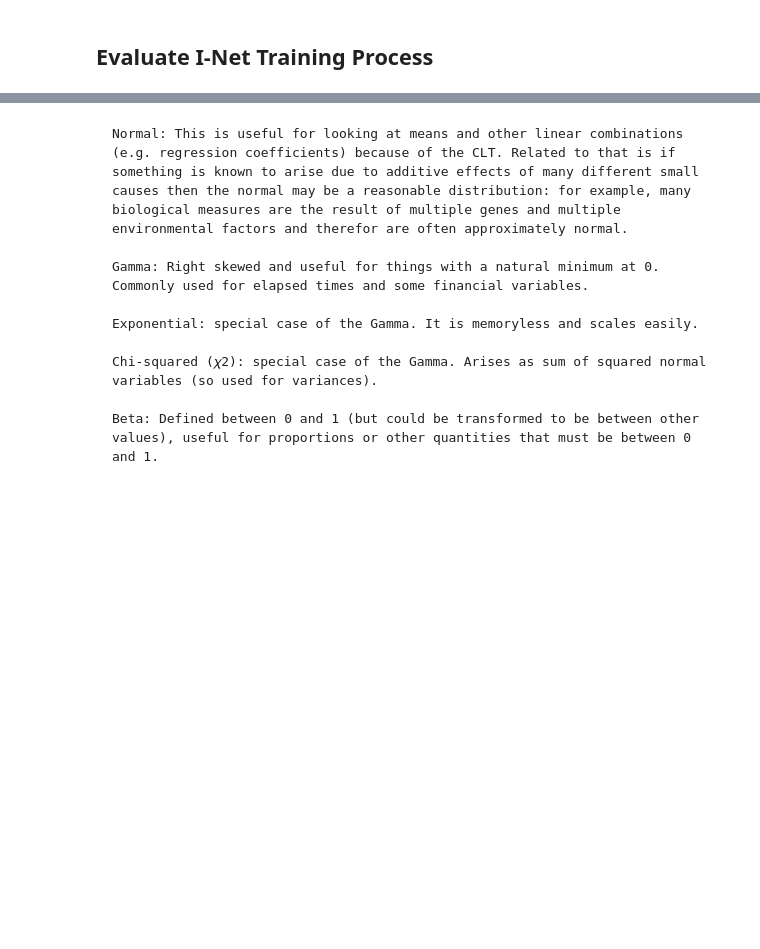
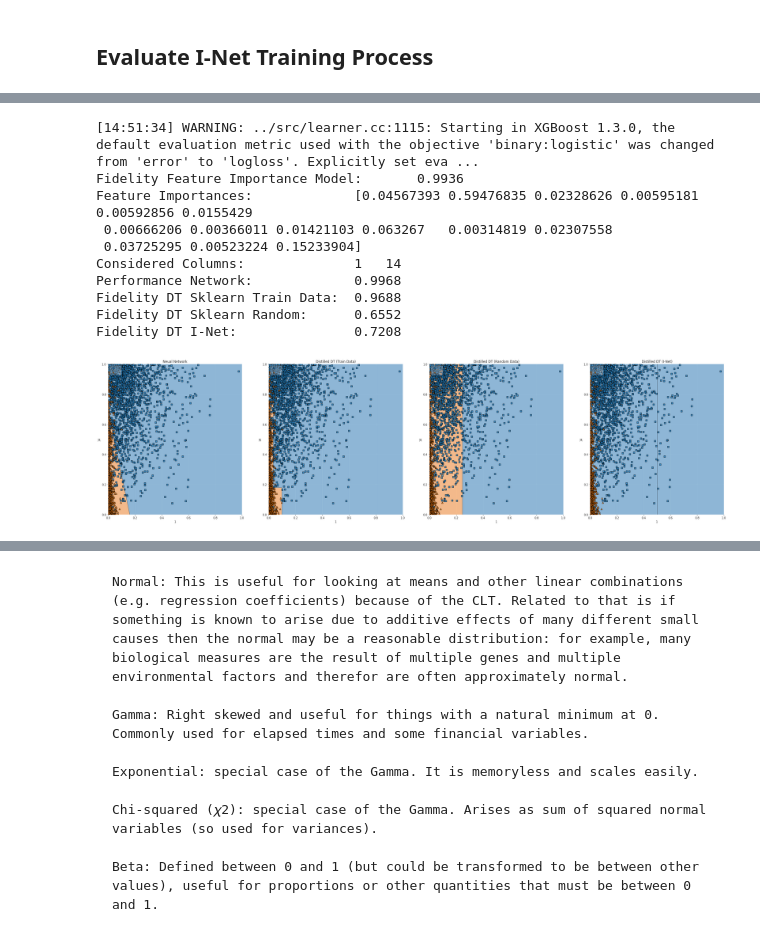
Before and after one commit to p-koenig/I-Nets-For-Logistic-Regression, a Jupyter notebook: 03_decision_trees/03_interpretation_net-n15-vanilla.ipynb, the cells around one changed output, grey strips where cells are left out. Drawn from its saved outputs; the diff is of its cells as text; code cells hidden in the pictures; blank space fills up the shorter version.

```diff
--- a/03_decision_trees/03_interpretation_net-n15-vanilla.ipynb
+++ b/03_decision_trees/03_interpretation_net-n15-vanilla.ipynb
@@ -587,2 +643,40 @@ else:
+# %%
+if True:
+    index = 3
+    lambda_net = lambda_net_dataset_valid.lambda_net_list[index]
+
+    lambda_net_model = network_parameters_to_network(lambda_net.network_parameters, config)
+    lambda_net_model_preds = lambda_net_model.predict(lambda_net.X_train_lambda)
+    dt_train_data = DecisionTreeClassifier(max_depth=3)
+    dt_train_data.fit(lambda_net.X_train_lambda, np.round(lambda_net_model_preds))
+
+    random_data = np.random.uniform(0, 1, lambda_net.X_train_lambda.shape)
+    lambda_net_model_preds_random = lambda_net_model.predict(random_data)
+    dt_random_data = DecisionTreeClassifier(max_depth=3)
+    dt_random_data.fit(random_data, np.round(lambda_net_model_preds_random))
+
+    plot_decision_area_evaluation(lambda_net.X_train_lambda,
+                                lambda_net.y_train_lambda.flatten(),
+                                lambda_net.X_test_lambda,
+                                lambda_net.y_test_lambda.flatten(),
+                                lambda_net_model,
+                                dt_train_data,
+                                dt_random_data,
+                                model.predict(np.array([lambda_net.network_parameters]))[0],
+                                np.array([str(i) for i in range(lambda_net.X_train_lambda.shape[1])]),
+                                config
+                               )
+# %% [output]
+[14:51:34] WARNING: ../src/learner.cc:1115: Starting in XGBoost 1.3.0, the default evaluation metric used with the objective 'binary:logistic' was changed from 'error' to 'logloss'. Explicitly set eva ...
+Fidelity Feature Importance Model:       0.9936
+Feature Importances:             [0.04567393 0.59476835 0.02328626 0.00595181 0.00592856 0.0155429
+ 0.00666206 0.00366011 0.01421103 0.063267   0.00314819 0.02307558
+ 0.03725295 0.00523224 0.15233904]
+Considered Columns:              1   14
+Performance Network:             0.9968
+Fidelity DT Sklearn Train Data:  0.9688
+Fidelity DT Sklearn Random:      0.6552
+Fidelity DT I-Net:               0.7208
+[figure, added]
 # %%
 index = 0
```
Also changed, not shown: parts of 47 cells of this notebook, 49 other files.
